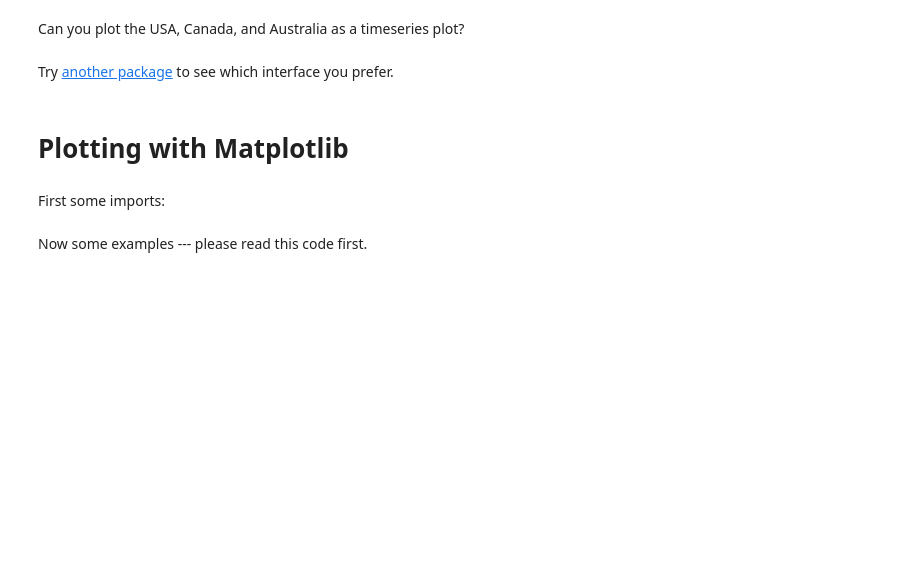
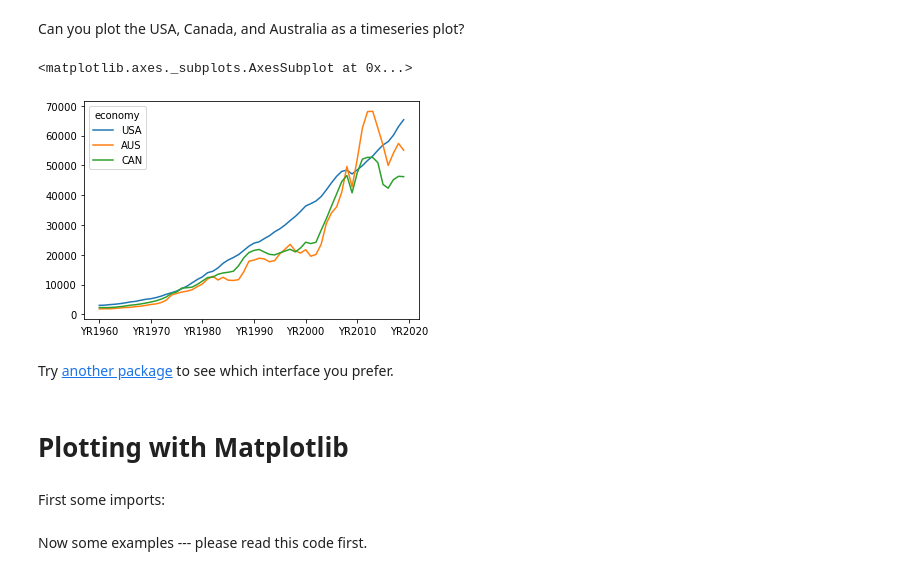
Before and after one commit to QuantEcon/2021-workshop-rsit, a Jupyter notebook: notebooks/session3/exercises.ipynb, the cells around one changed output. Cells and saved outputs as stored; diff of their text form; code cells hidden in the pictures; blank space fills up the shorter version.

```diff
--- a/notebooks/session3/exercises.ipynb
+++ b/notebooks/session3/exercises.ipynb
@@ -120,4 +234,8 @@ usa
 # %% [markdown]
 How would you get the data for `Canada` and `Australia`?
+# %%
+others = wb.data.DataFrame(['NY.GDP.PCAP.CD'], ['AUS', 'CAN'])
 # %% [markdown]
 Can you combined the DataFrames into a single data table?
+# %%
+usa.append(others)
@@ -124,5 +249,11 @@ Can you combined the DataFrames into a single data table?
 # %% [markdown]
 Can you plot the USA, Canada, and Australia as a timeseries plot?
+# %%
+combined = usa.append(others)
+combined.T.plot()
+# %% [output]
+<matplotlib.axes._subplots.AxesSubplot at 0x...>
+[figure, added]
 # %% [markdown]
 Try [another package](https://data.worldbank.org/products/third-party-apps) to see which interface you prefer.
 # %% [markdown]
```
Also changed, not shown: parts of 23 cells of this notebook.
